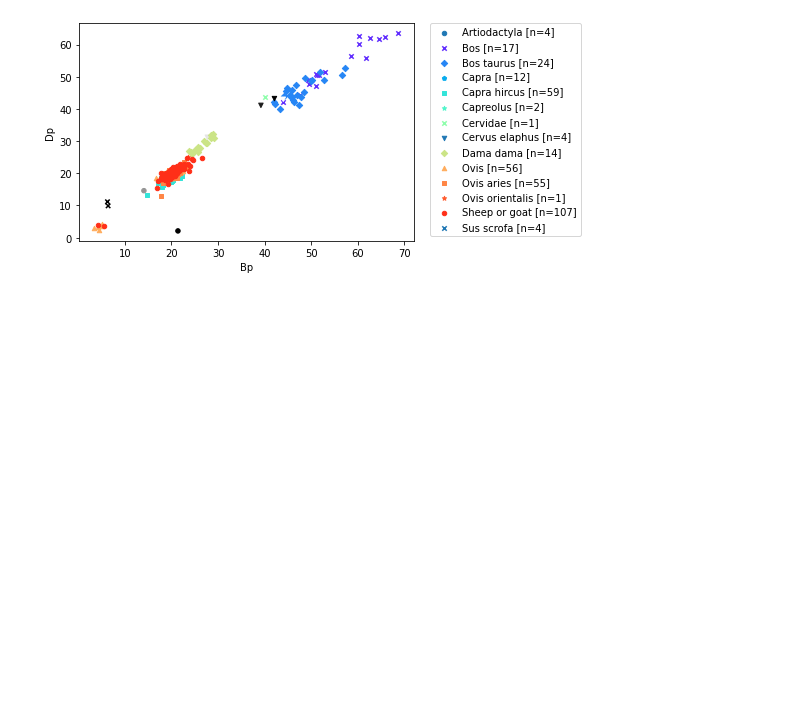
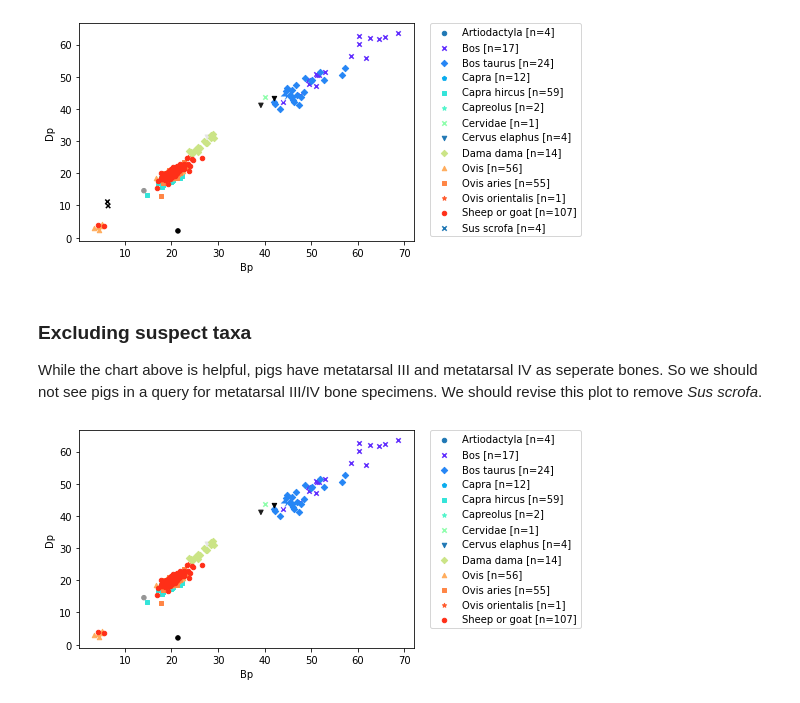
Before and after one commit to ekansa/open-context-jupyter, a Jupyter notebook: notebooks/Open Context Measurements.ipynb, the cells around one changed output. Drawn from its saved outputs; the diff is of its cells as text; code cells hidden in the pictures; blank space fills up the shorter version.

```diff
--- a/notebooks/Open Context Measurements.ipynb
+++ b/notebooks/Open Context Measurements.ipynb
@@ -198,3 +198,18 @@ make_scatter_plot_from_oc_df(
 )
 # %% [output]
 [figure]
+# %% [markdown]
+### Excluding suspect taxa
+While the chart above is helpful, pigs have metatarsal III and metatarsal IV as seperate bones. So we should not see pigs in a query for metatarsal III/IV bone specimens. We should revise this plot to remove *Sus scrofa*.
+# %%
+# Make a plot of Bp verses Dp for different taxa, excluding pigs
+make_scatter_plot_from_oc_df(
+    df[~df['Has taxonomic identifier'].str.startswith('Sus')],
+    group_col='Has taxonomic identifier',
+    x_col='Bp',
+    y_col='Dp',
+    group_markers=group_markers,
+    group_colors=group_colors,
+)
+# %% [output]
+[figure, added]
```
Also changed, not shown: parts of 1 cell of this notebook.
